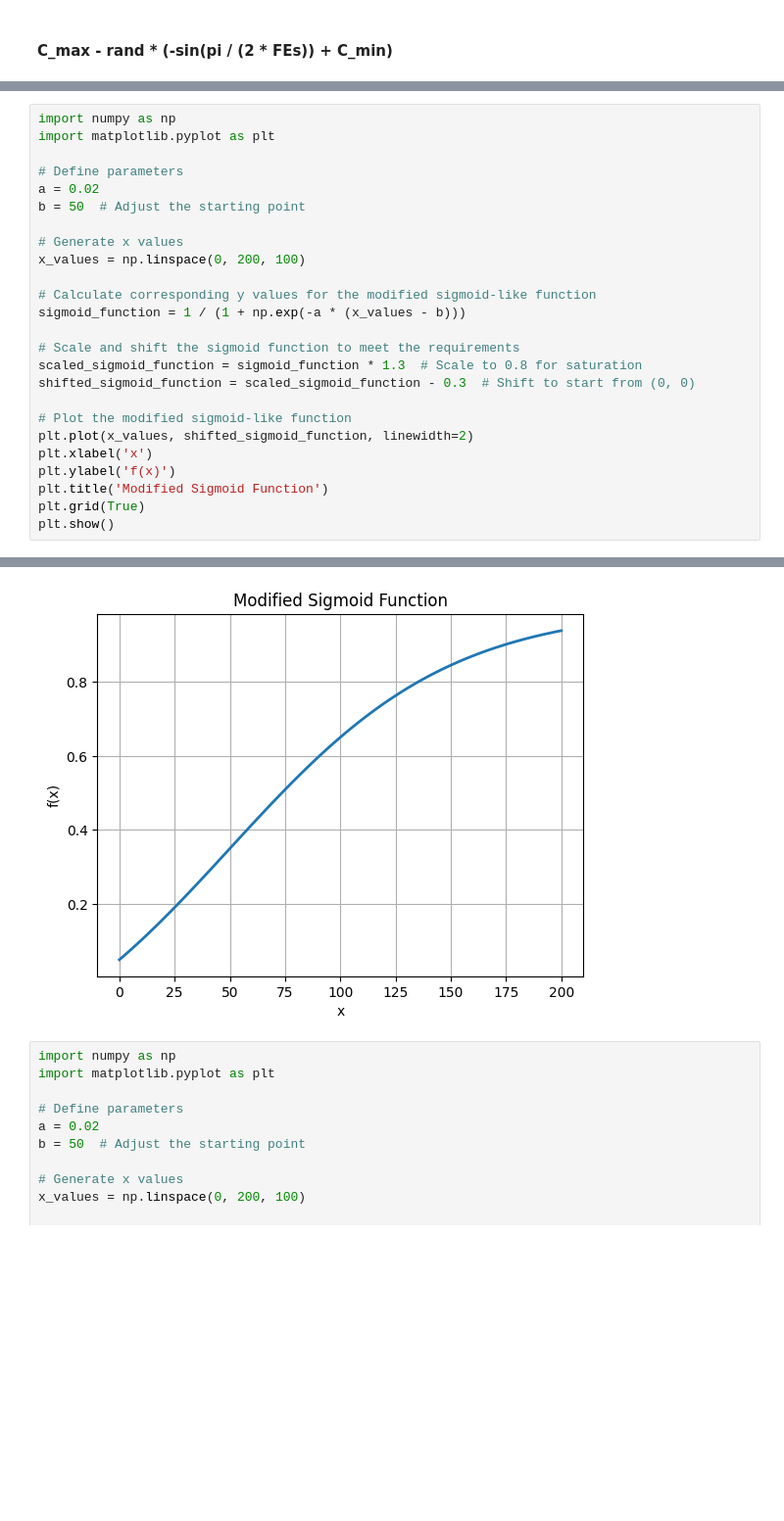
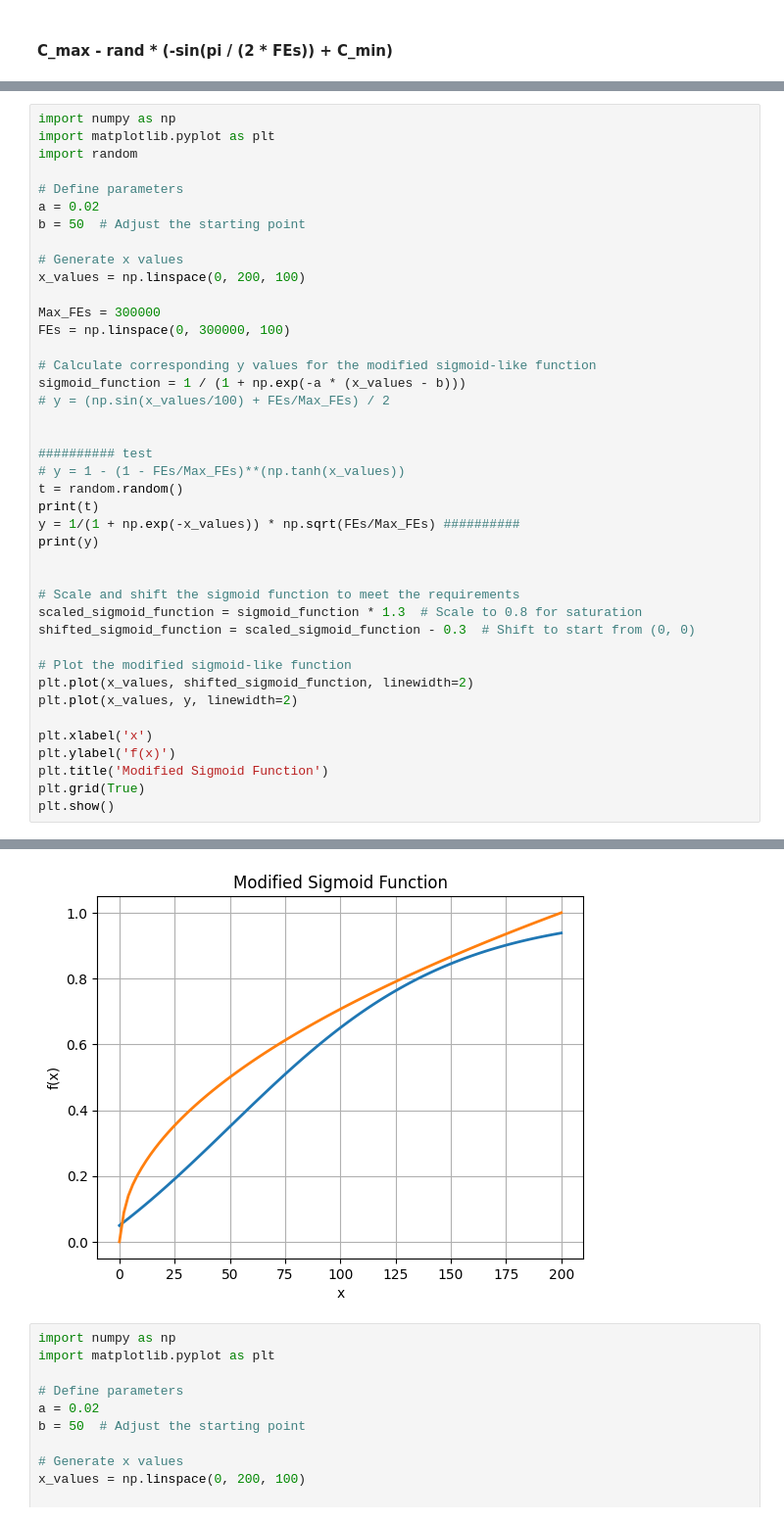
Before and after one commit to aajonaa/jona136, a Jupyter notebook: notebook/curve.ipynb, the cells around one changed output, grey strips where cells are left out. Shown at 98% size. Saved outputs shown, nothing was run; the diff lists cells and outputs as text; blank space fills up the shorter version.

```diff
--- a/notebook/curve.ipynb
+++ b/notebook/curve.ipynb
@@ -551,6 +506,7 @@ plt.show()
 # %%
 import numpy as np
 import matplotlib.pyplot as plt
+import random
 
 # Define parameters
 a = 0.02
@@ -559,8 +515,21 @@ b = 50  # Adjust the starting point
 # Generate x values
 x_values = np.linspace(0, 200, 100)
 
+Max_FEs = 300000
+FEs = np.linspace(0, 300000, 100)
+
 # Calculate corresponding y values for the modified sigmoid-like function
 sigmoid_function = 1 / (1 + np.exp(-a * (x_values - b)))
+# y = (np.sin(x_values/100) + FEs/Max_FEs) / 2
+
+
+########## test
+# y = 1 - (1 - FEs/Max_FEs)**(np.tanh(x_values))
+t = random.random()
+print(t)
+y = 1/(1 + np.exp(-x_values)) * np.sqrt(FEs/Max_FEs) ##########
+print(y)
+
 
 # Scale and shift the sigmoid function to meet the requirements
 scaled_sigmoid_function = sigmoid_function * 1.3  # Scale to 0.8 for saturation
@@ -568,6 +537,8 @@ shifted_sigmoid_function = scaled_sigmoid_function - 0.3  # Shift to start from
 
 # Plot the modified sigmoid-like function
 plt.plot(x_values, shifted_sigmoid_function, linewidth=2)
+plt.plot(x_values, y, linewidth=2)
+
 plt.xlabel('x')
 plt.ylabel('f(x)')
 plt.title('Modified Sigmoid Function')
@@ -577,4 +566,4 @@ plt.show()
-[figure, old version]
+[figure, new version]
 # %%
 import numpy as np
 import matplotlib.pyplot as plt
```
Also changed, not shown: parts of 23 cells of this notebook, 5 other files.
